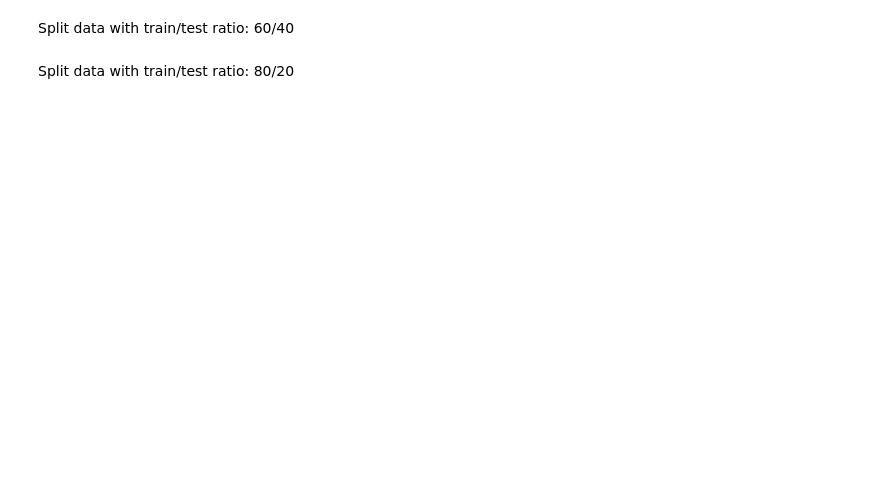
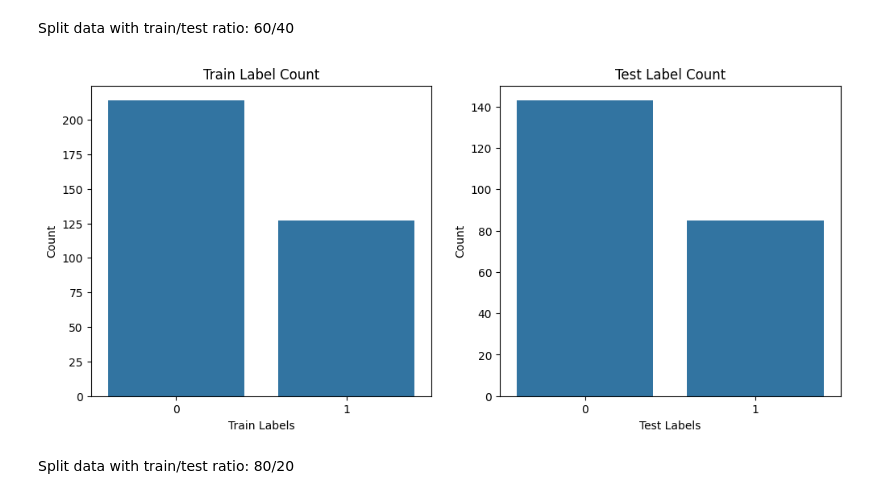
Before and after one commit to duyphuc0701/Project2-AI-Decision-Tree, a Jupyter notebook: breast_cancer/breast_cancer.ipynb, the cells around one changed output. Saved outputs shown, nothing was run; the diff lists cells and outputs as text; code cells hidden in the pictures; blank space fills up the shorter version.

```diff
--- a/breast_cancer/breast_cancer.ipynb
+++ b/breast_cancer/breast_cancer.ipynb
@@ -213,6 +219,11 @@ feature_train_1, feature_test_1, label_train_1, label_test_1 = train_test_split(
 Split data with train/test ratio: 60/40
 # %%
 feature_train_2, feature_test_2, label_train_2, label_test_2 = train_test_split(feature_df, label, test_size=0.4, random_state=0, stratify=label)
+# %%
+# Visualize the class distributions in the training set and test set
+visualize_distributions(label_train_2, label_test_2)
+# %% [output]
+[figure, added]
 # %% [markdown]
 Split data with train/test ratio: 80/20
 # %%
```
Also changed, not shown: parts of 56 cells of this notebook.
